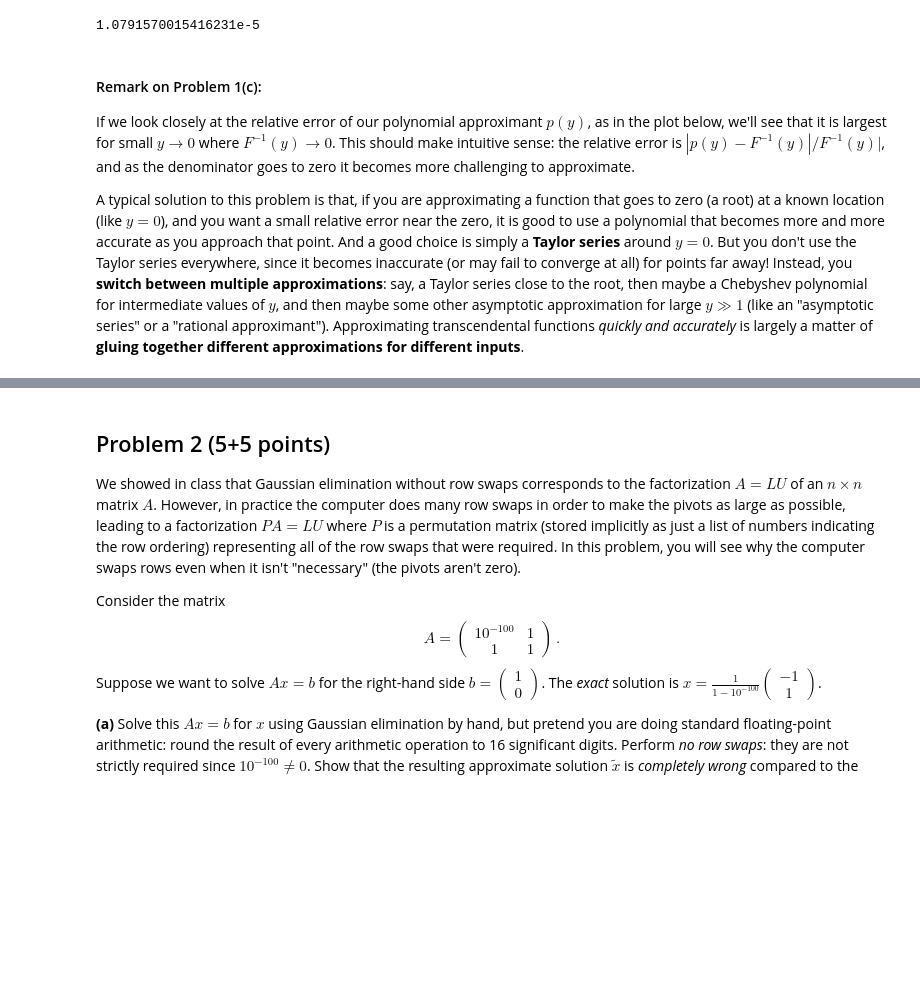
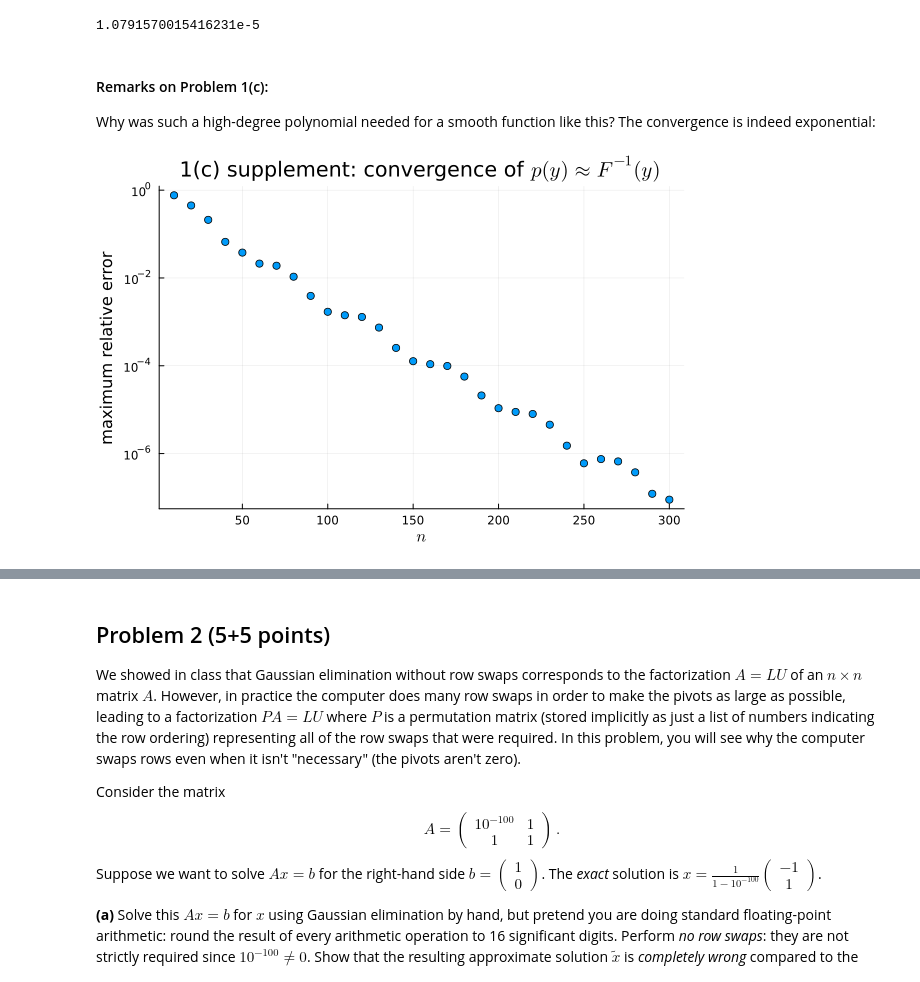
Before and after one commit to mitmath/numerical_hub, a Jupyter notebook: psets/pset4sol.ipynb, the cells around one changed output, grey strips where cells are left out. Cells and saved outputs as stored; diff of their text form; code cells hidden in the pictures; blank space fills up the shorter version.

Commit message:
updated pset4 solutions with more remarks

```diff
--- a/psets/pset4sol.ipynb
+++ b/psets/pset4sol.ipynb
@@ -83,8 +83,16 @@ maximum(relerr.(p.(y), F⁻¹.(y)))
 # %% [output]
 1.0791570015416231e-5
 # %% [markdown]
-#### Remark on Problem 1(c):
+#### Remarks on Problem 1(c):
 
-If we look closely at the relative error of our polynomial approximant $p(y)$, as in the plot below, we'll see that it is largest for small $y \to 0$ where $F^{-1}(y) \to 0$.    This should make intuitive sense: the relative error is $|p(y) - F^{-1}(y)|/F^{-1}(y)|$, and as the denominator goes to zero it becomes more challenging to approximate.
-
-A typical solution to this problem is that, if you are approximating a function that goes to zero (a root) at a known location (like $y=0$), and you want a small relative error near the zero, it is good to use a polynomial that becomes more and more accurate as you approach that point.  And a good choice is simply a **Taylor series** around $y=0$.   But you don't use the Taylor series everywhere, since it becomes inaccurate (or may fail to converge at all) for points far away!  Instead, you **switch between multiple approximations**: say, a Taylor series close to the root, then maybe a Chebyshev polynomial for intermediate values of $y$, and then maybe some other asymptotic approximation for large $y \gg 1$ (like an "asymptotic series" or a "rational approximant").   Approximating transcendental functions *quickly and accurately* is largely a matter of **gluing together different approximations for different inputs**.
+Why was such a high-degree polynomial needed for a smooth function like this?  The convergence is indeed exponential:
+# %%
+n = 10:10:300
+errs = map(n) do n
+    p = chebinterp(F⁻¹, n, 0, 1000; tol=0)
+    maximum(relerr.(p.(y), F⁻¹.(y)))
+end
+scatter(n, errs, yscale=:log10, legend=false, xlabel=L"n", ylabel="maximum relative error",
+        title=L"1(c) supplement: convergence of $p(y) \approx F^{-1}(y)$")
+# %% [output]
+[figure, added]
```
Also changed, not shown: parts of 8 cells of this notebook.
